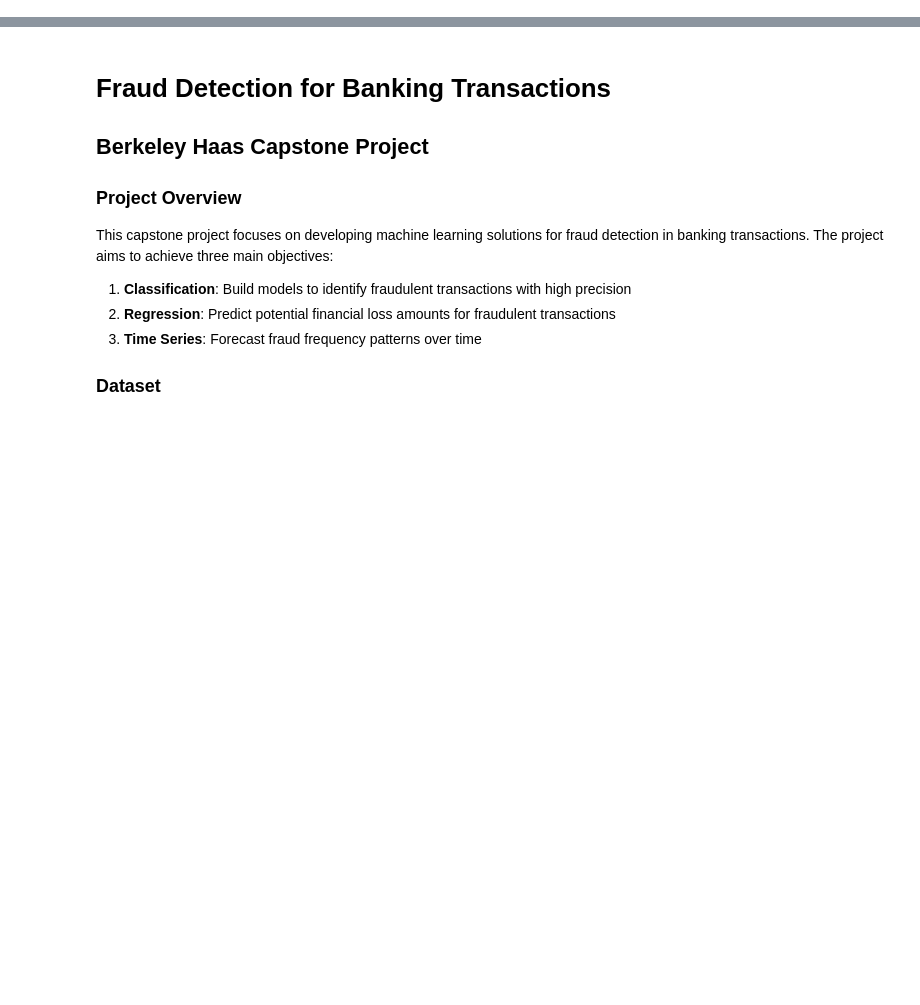
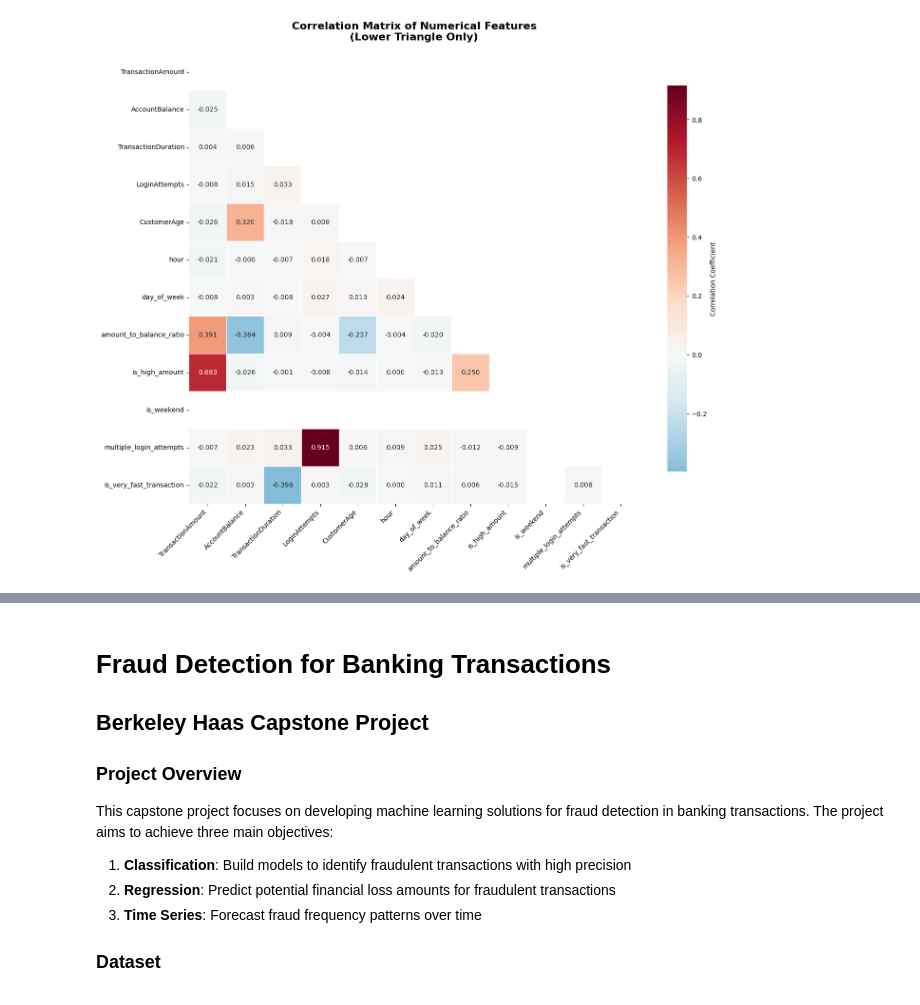
Before and after one commit to rbhat/fraud_detection_bank, a Jupyter notebook: new_approach.ipynb, the cells around one changed output, grey strips where cells are left out. Cells and saved outputs as stored; diff of their text form; code cells hidden in the pictures; blank space fills up the shorter version.

Commit message:
graphs and fixes

```diff
--- a/new_approach.ipynb
+++ b/new_approach.ipynb
@@ -0,0 +1366,92 @@
+# %%
+# Cell 11 - comprehensive correlation analysis and heatmap
+print("Comprehensive correlation analysis")
+print("=" * 35)
+
+# Get numerical features for correlation analysis
+numerical_features = ['TransactionAmount', 'AccountBalance', 'TransactionDuration',
+                     'LoginAttempts', 'CustomerAge', 'hour', 'day_of_week',
+                     'amount_to_balance_ratio', 'days_since_previous']
+
+# Add engineered features if they exist
+if 'is_high_amount' in df.columns:
+    numerical_features.extend(['is_high_amount', 'is_weekend', 'multiple_login_attempts', 'is_very_fast_transaction'])
+
+# Filter to existing columns
+available_numerical = [col for col in numerical_features if col in df.columns]
+print(f"Analyzing correlations for {len(available_numerical)} numerical features")
+
+# Calculate correlation matrix
+correlation_matrix = df[available_numerical].corr()
+
+# Create comprehensive correlation heatmap
+plt.figure(figsize=(14, 12))
+
+# Create mask for upper triangle to show only lower half
+mask = np.triu(np.ones_like(correlation_matrix, dtype=bool))
+
+# Generate heatmap with enhanced styling
+sns.heatmap(correlation_matrix,
+            mask=mask,
+            annot=True,
+            fmt='.3f',
+            cmap='RdBu_r',
+            center=0,
+            square=True,
+            linewidths=0.5,
+            cbar_kws={"shrink": 0.8, "label": "Correlation Coefficient"})
+
+plt.title('Correlation Matrix of Numerical Features\n(Lower Triangle Only)',
+          fontsize=16, fontweight='bold', pad=20)
+plt.xticks(rotation=45, ha='right')
+plt.yticks(rotation=0)
+plt.tight_layout()
+plt.show()
+
+# Find and display strong correlations
+print("\nStrong correlations (|r| > 0.3):")
+print("-" * 35)
+
+strong_correlations = []
+for i in range(len(correlation_matrix.columns)):
+    for j in range(i+1, len(correlation_matrix.columns)):
+        corr_val = correlation_matrix.iloc[i, j]
+        if abs(corr_val) > 0.3:
+            strong_correlations.append({
+                'feature1': correlation_matrix.columns[i],
+                'feature2': correlation_matrix.columns[j],
+                'correlation': corr_val
+            })
+
+# Sort by absolute correlation value
+strong_correlations = sorted(strong_correlations, key=lambda x: abs(x['correlation']), reverse=True)
+
+if strong_correlations:
+    for i, corr in enumerate(strong_correlations, 1):
+        direction = "positive" if corr['correlation'] > 0 else "negative"
+        print(f"{i:2d}. {corr['feature1']} ↔ {corr['feature2']}: {corr['correlation']:.3f} ({direction})")
+else:
+    print("No strong correlations found")
+
+# Correlation with target variable if it exists
+if 'is_fraud' in df.columns:
+    print(f"\nCorrelations with fraud target:")
+    print("-" * 30)
+
+    target_correlations = []
+    for col in available_numerical:
+        if col != 'is_fraud':
+            corr_val = df[col].corr(df['is_fraud'])
+            if not pd.isna(corr_val):
+                target_correlations.append((col, corr_val))
+
+    # Sort by absolute correlation with target
+    target_correlations = sorted(target_correlations, key=lambda x: abs(x[1]), reverse=True)
+
+    print("Top features correlated with fraud:")
+    for i, (feature, corr) in enumerate(target_correlations[:10], 1):
+        direction = "positive" if corr > 0 else "negative"
+        print(f"{i:2d}. {feature:<25} {corr:6.3f} ({direction})")
+
+print("\n✓ Correlation analysis completed")
+# %% [output]
@@ -0,0 +1461 @@
+[figure, added]
```
Also changed, not shown: parts of 32 cells of this notebook, 1 other file.
